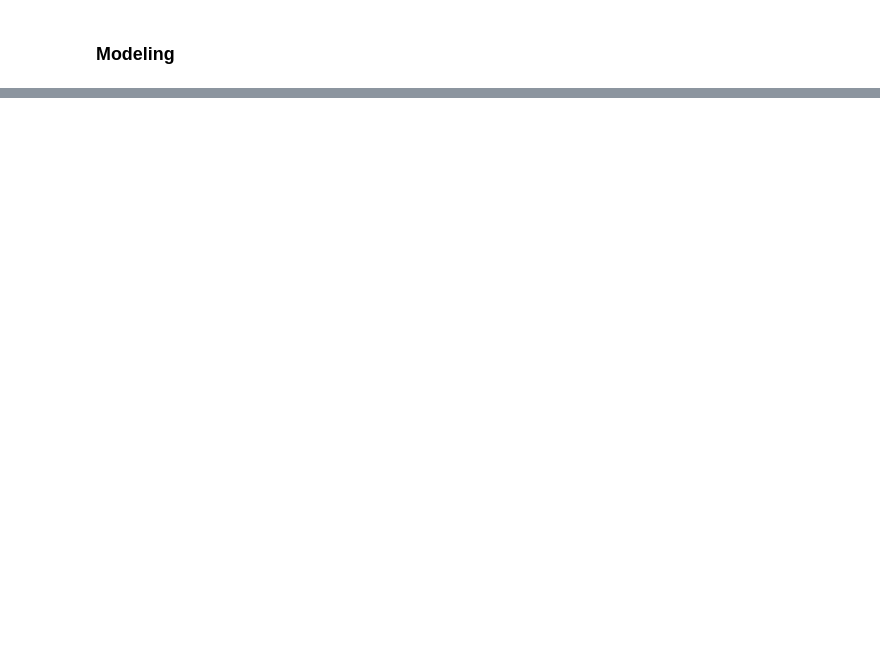
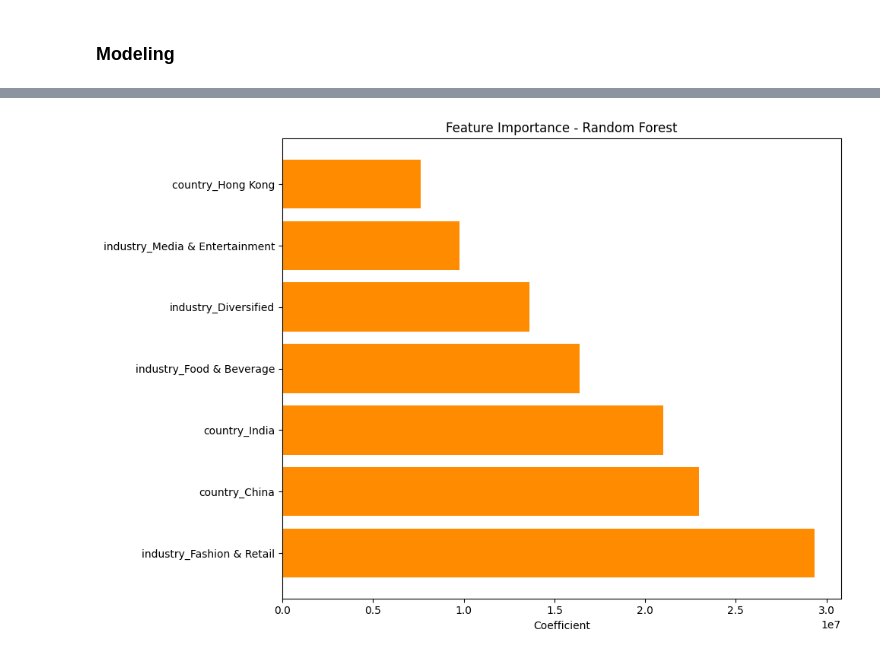
Before and after one commit to masonnicoletti/billionaire-analysis, a Jupyter notebook: pipeline/data_analysis.ipynb, the cells around one changed output, grey strips where cells are left out. Drawn from its saved outputs; the diff is of its cells as text; code cells hidden in the pictures; blank space fills up the shorter version.

Commit message:
Completed modeling and vis

```diff
--- a/pipeline/data_analysis.ipynb
+++ b/pipeline/data_analysis.ipynb
@@ -345,0 +418,7 @@ logger.info("Visualize economic comparison")
+# %%
+# Standardize features
+
+scaler = StandardScaler()
+
+X_train["age"] = scaler.fit_transform(X_train[["age"]])
+X_test["age"] = scaler.transform(X_test[["age"]])
@@ -345,0 +444,7 @@ logger.info("Visualize economic comparison")
+# %%
+# Explore the best model
+
+print("Best parameters:", grid.best_params_)
+print("Best score:", grid.best_score_)
+
+best_model = grid.best_estimator_
@@ -345,0 +479,13 @@ logger.info("Visualize economic comparison")
+# %%
+# Extract feature importances
+
+feature_importance = pd.DataFrame({
+    "Feature": X.columns,
+    "Importance": best_model.coef_}
+)
+
+feature_importance = feature_importance.sort_values(by="Importance", ascending=False)
+
+print(feature_importance.head(10))
+
+logger.info("Determine feature importance")
@@ -345,0 +504,16 @@ logger.info("Visualize economic comparison")
+# %%
+# Visualize feature importance
+
+top_features = feature_importance.head(7)
+
+plt.figure(figsize=(10,7))
+plt.barh(top_features['Feature'], top_features['Importance'], color="darkorange")
+plt.xlabel("Coefficient")
+plt.title("Feature Importance - Random Forest")
+plt.tight_layout()
+plt.savefig("../figures/model_coefficients.png")
+plt.show()
+
+logger.info("Visualize model feature importance")
+# %% [output]
+[figure, added]
```
Also changed, not shown: parts of 15 cells of this notebook, 3 other files.
